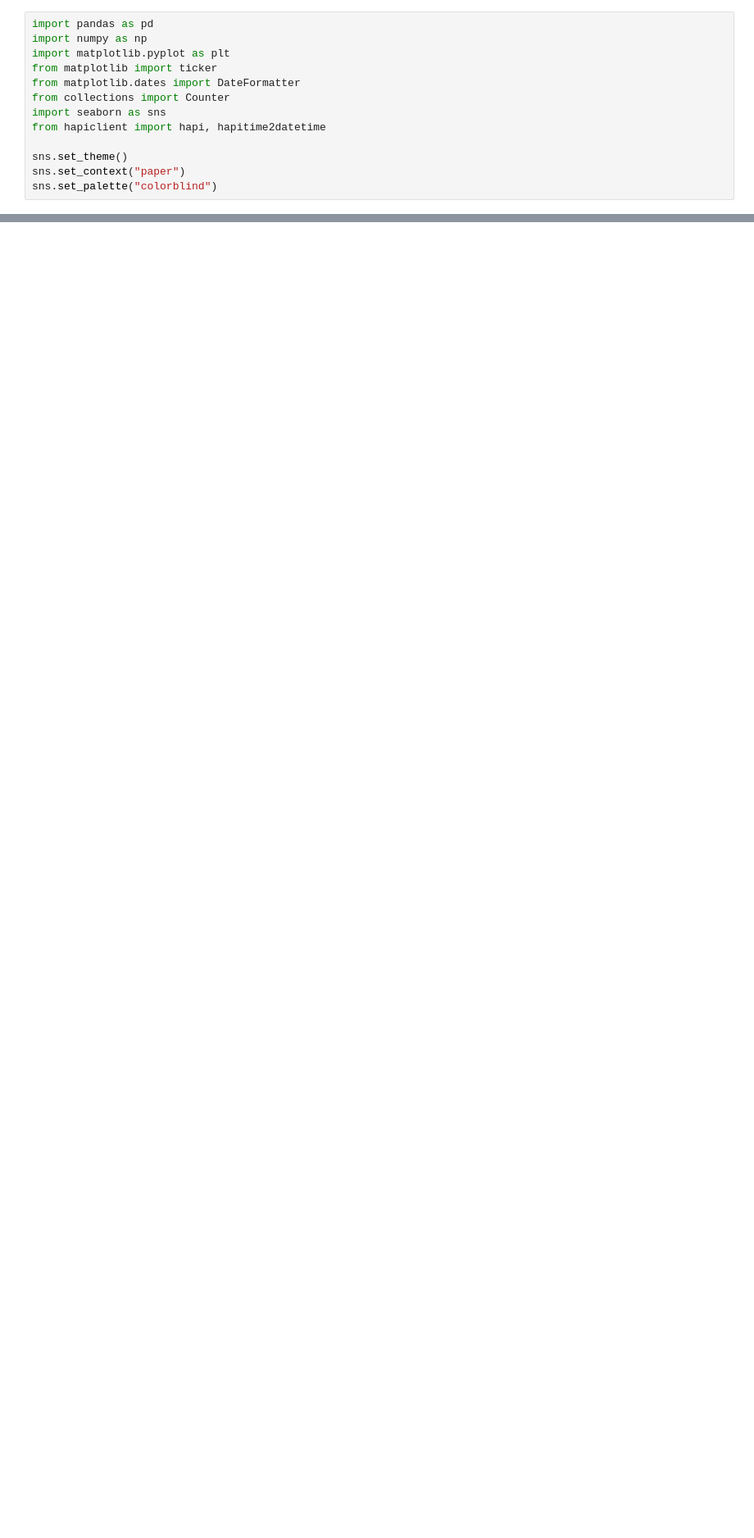
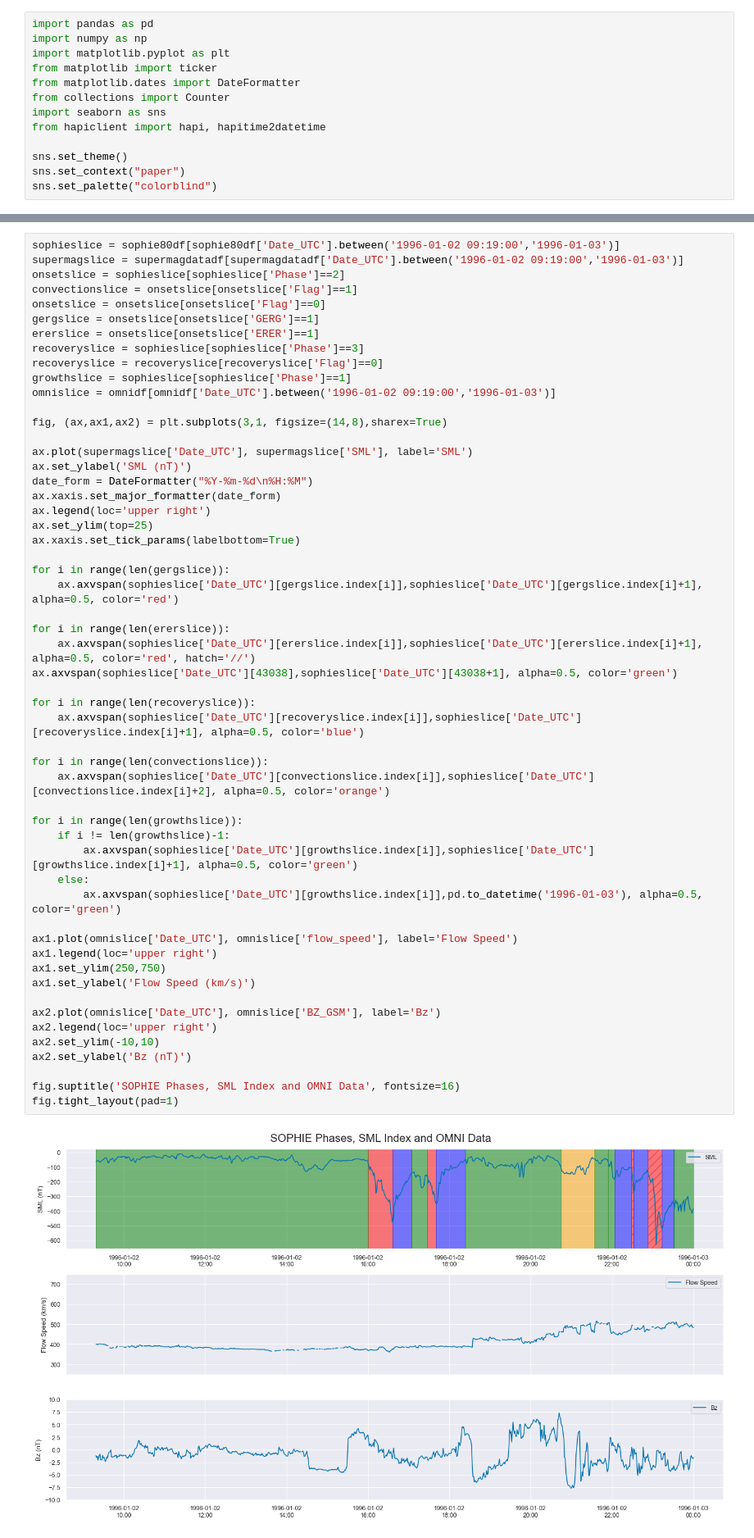
Before and after one commit to christianlao12/DP1_DP2_Project, a Jupyter notebook: substorm_type_statistics.ipynb, the cells around one changed output, grey strips where cells are left out. Shown at 82% size. Drawn from its saved outputs; the diff is of its cells as text; blank space fills up the shorter version.

```diff
--- a/substorm_type_statistics.ipynb
+++ b/substorm_type_statistics.ipynb
@@ -70,0 +91,56 @@ omnidf = omnidf[omnidf['Date_UTC'].between('1995','2022')]
+# %%
+sophieslice = sophie80df[sophie80df['Date_UTC'].between('1996-01-02 09:19:00','1996-01-03')]
+supermagslice = supermagdatadf[supermagdatadf['Date_UTC'].between('1996-01-02 09:19:00','1996-01-03')]
+onsetslice = sophieslice[sophieslice['Phase']==2]
+convectionslice = onsetslice[onsetslice['Flag']==1]
+onsetslice = onsetslice[onsetslice['Flag']==0]
+gergslice = onsetslice[onsetslice['GERG']==1]
+ererslice = onsetslice[onsetslice['ERER']==1]
+recoveryslice = sophieslice[sophieslice['Phase']==3]
+recoveryslice = recoveryslice[recoveryslice['Flag']==0]
+growthslice = sophieslice[sophieslice['Phase']==1]
+omnislice = omnidf[omnidf['Date_UTC'].between('1996-01-02 09:19:00','1996-01-03')]
+
+fig, (ax,ax1,ax2) = plt.subplots(3,1, figsize=(14,8),sharex=True)
+
+ax.plot(supermagslice['Date_UTC'], supermagslice['SML'], label='SML')
+ax.set_ylabel('SML (nT)')
+date_form = DateFormatter("%Y-%m-%d\n%H:%M")
+ax.xaxis.set_major_formatter(date_form)
+ax.legend(loc='upper right')
+ax.set_ylim(top=25)
+ax.xaxis.set_tick_params(labelbottom=True)
+
+for i in range(len(gergslice)):
+    ax.axvspan(sophieslice['Date_UTC'][gergslice.index[i]],sophieslice['Date_UTC'][gergslice.index[i]+1], alpha=0.5, color='red')
+
+for i in range(len(ererslice)):
+    ax.axvspan(sophieslice['Date_UTC'][ererslice.index[i]],sophieslice['Date_UTC'][ererslice.index[i]+1], alpha=0.5, color='red', hatch='//')
+ax.axvspan(sophieslice['Date_UTC'][43038],sophieslice['Date_UTC'][43038+1], alpha=0.5, color='green')
+
+for i in range(len(recoveryslice)):
+    ax.axvspan(sophieslice['Date_UTC'][recoveryslice.index[i]],sophieslice['Date_UTC'][recoveryslice.index[i]+1], alpha=0.5, color='blue')
+
+for i in range(len(convectionslice)):
+    ax.axvspan(sophieslice['Date_UTC'][convectionslice.index[i]],sophieslice['Date_UTC'][convectionslice.index[i]+2], alpha=0.5, color='orange')
+
+for i in range(len(growthslice)):
+    if i != len(growthslice)-1:
+        ax.axvspan(sophieslice['Date_UTC'][growthslice.index[i]],sophieslice['Date_UTC'][growthslice.index[i]+1], alpha=0.5, color='green')
+    else:
+        ax.axvspan(sophieslice['Date_UTC'][growthslice.index[i]],pd.to_datetime('1996-01-03'), alpha=0.5, color='green')
+
+ax1.plot(omnislice['Date_UTC'], omnislice['flow_speed'], label='Flow Speed')
+ax1.legend(loc='upper right')
+ax1.set_ylim(250,750)
+ax1.set_ylabel('Flow Speed (km/s)')
+
+ax2.plot(omnislice['Date_UTC'], omnislice['BZ_GSM'], label='Bz')
+ax2.legend(loc='upper right')
+ax2.set_ylim(-10,10)
+ax2.set_ylabel('Bz (nT)')
+
+fig.suptitle('SOPHIE Phases, SML Index and OMNI Data', fontsize=16)
+fig.tight_layout(pad=1)
+# %% [output]
+[figure, added]
```
Also changed, not shown: parts of 4 cells of this notebook.
